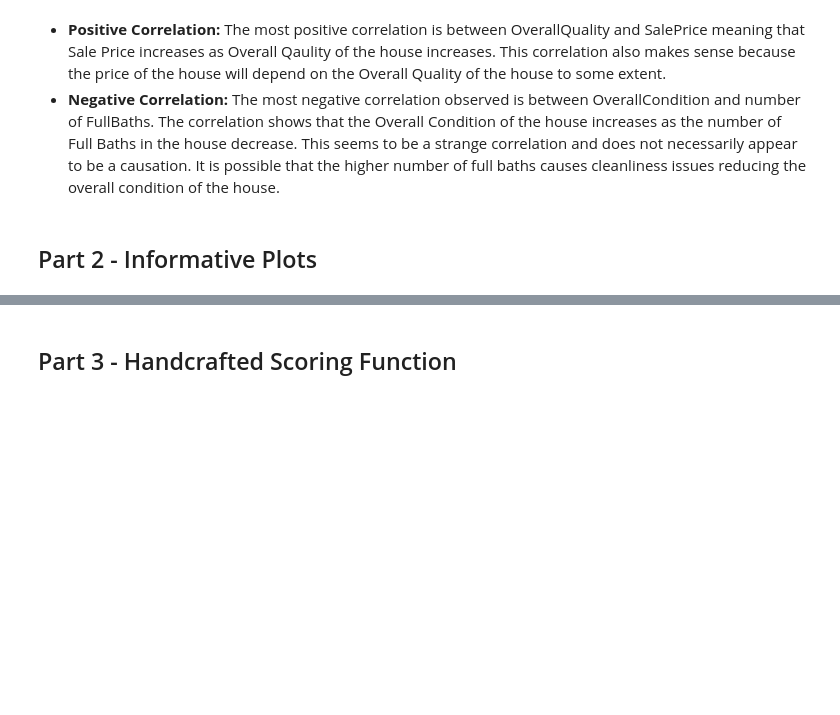
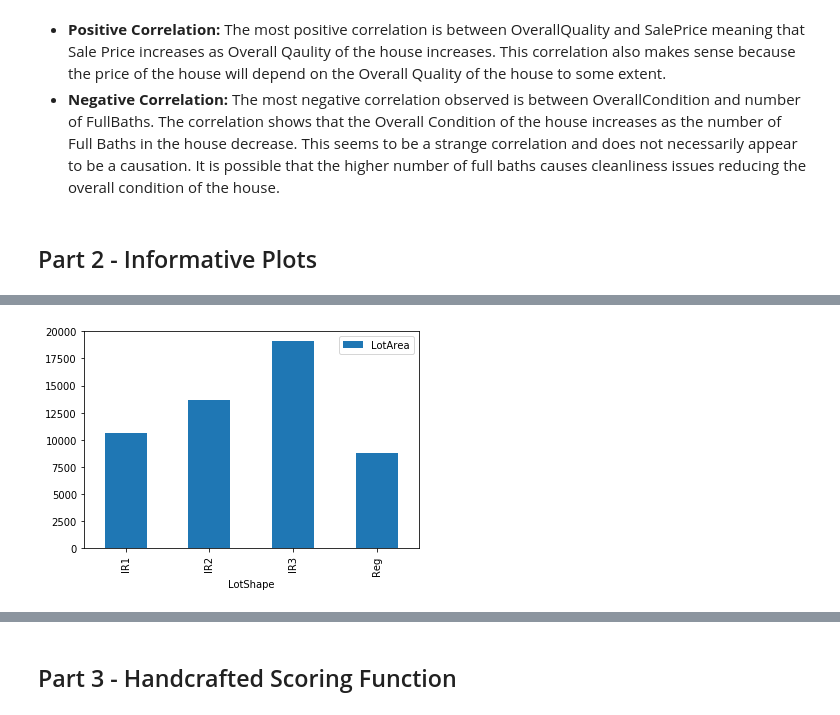
Before and after one commit to rmodi6/house-prices-advanced-regression, a Jupyter notebook: cse519_hw3_modi_ruchit_112685342.ipynb, the cells around one changed output, grey strips where cells are left out. Cells and saved outputs as stored; diff of their text form; code cells hidden in the pictures; blank space fills up the shorter version.

```diff
--- a/cse519_hw3_modi_ruchit_112685342.ipynb
+++ b/cse519_hw3_modi_ruchit_112685342.ipynb
@@ -53,0 +67,5 @@ What interesting properties does Plot 5 reveal?
+# %%
+# Plot the median of LotArea for each type of LotShape
+ax = df[['LotArea', 'LotShape']].groupby(['LotShape']).median().plot(kind='bar')
+# %% [output]
+[figure, added]
```
Also changed, not shown: parts of 21 cells of this notebook, 1 other file.
